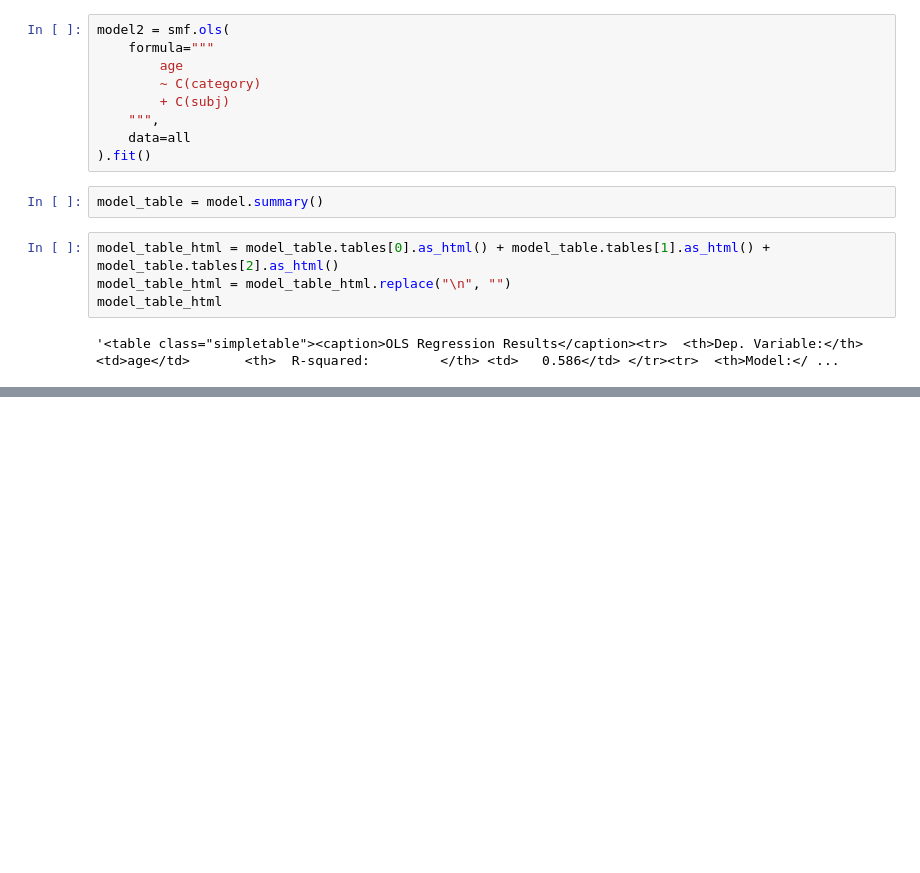
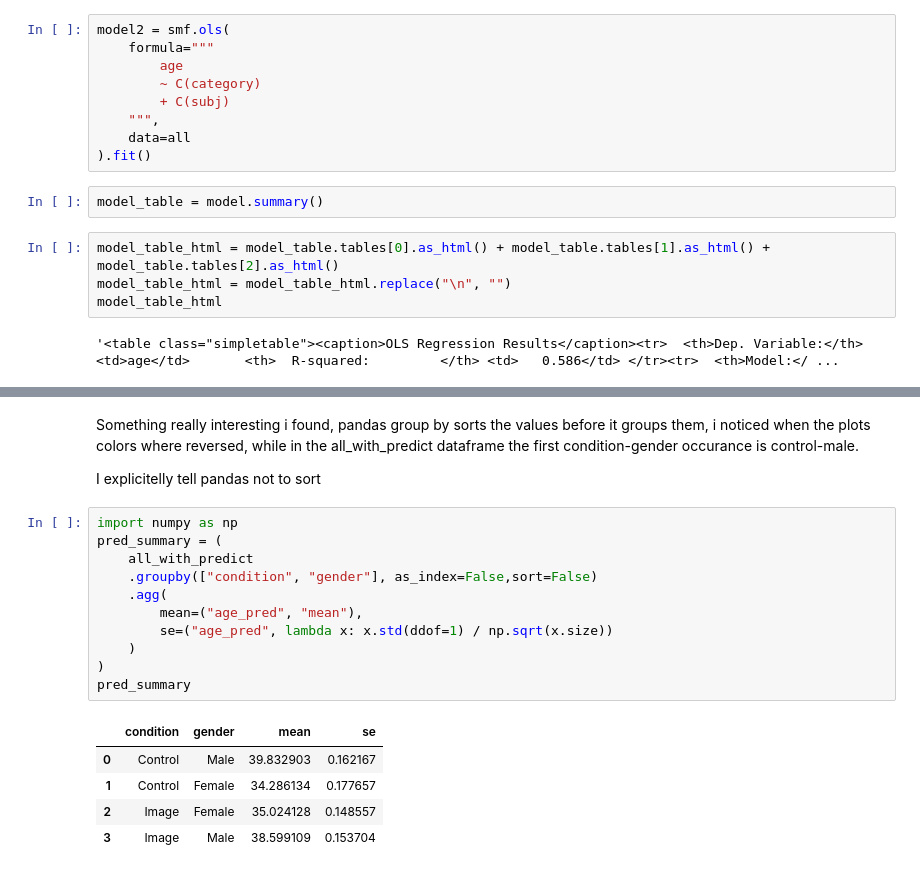
Before and after one commit to vassilismylo/Applied_ML, a Jupyter notebook: age_gender_distortion_ex2/age_gender_distortion_ex2.ipynb, the cells around one changed output, grey strips where cells are left out. Cells and saved outputs as stored; diff of their text form; blank space fills up the shorter version.

```diff
--- a/age_gender_distortion_ex2/age_gender_distortion_ex2.ipynb
+++ b/age_gender_distortion_ex2/age_gender_distortion_ex2.ipynb
@@ -709,0 +728,21 @@ model_table_html
+# %% [markdown]
+Something really interesting i found, pandas group by sorts the values before it groups them, i noticed when the plots colors where reversed, while in the all_with_predict dataframe the first condition-gender occurance is control-male.
+
+I explicitelly tell pandas not to sort
+# %%
+import numpy as np
+pred_summary = (
+    all_with_predict
+    .groupby(["condition", "gender"], as_index=False,sort=False)
+    .agg(
+        mean=("age_pred", "mean"),
+        se=("age_pred", lambda x: x.std(ddof=1) / np.sqrt(x.size))
+    )
+)
+pred_summary
+# %% [output]
+|  | condition | gender | mean | se |
+| 0 | Control | Male | 39.832903 | 0.162167 |
+| 1 | Control | Female | 34.286134 | 0.177657 |
+| 2 | Image | Female | 35.024128 | 0.148557 |
+| 3 | Image | Male | 38.599109 | 0.153704 |
```
Also changed, not shown: parts of 9 cells of this notebook, 2 other files.
